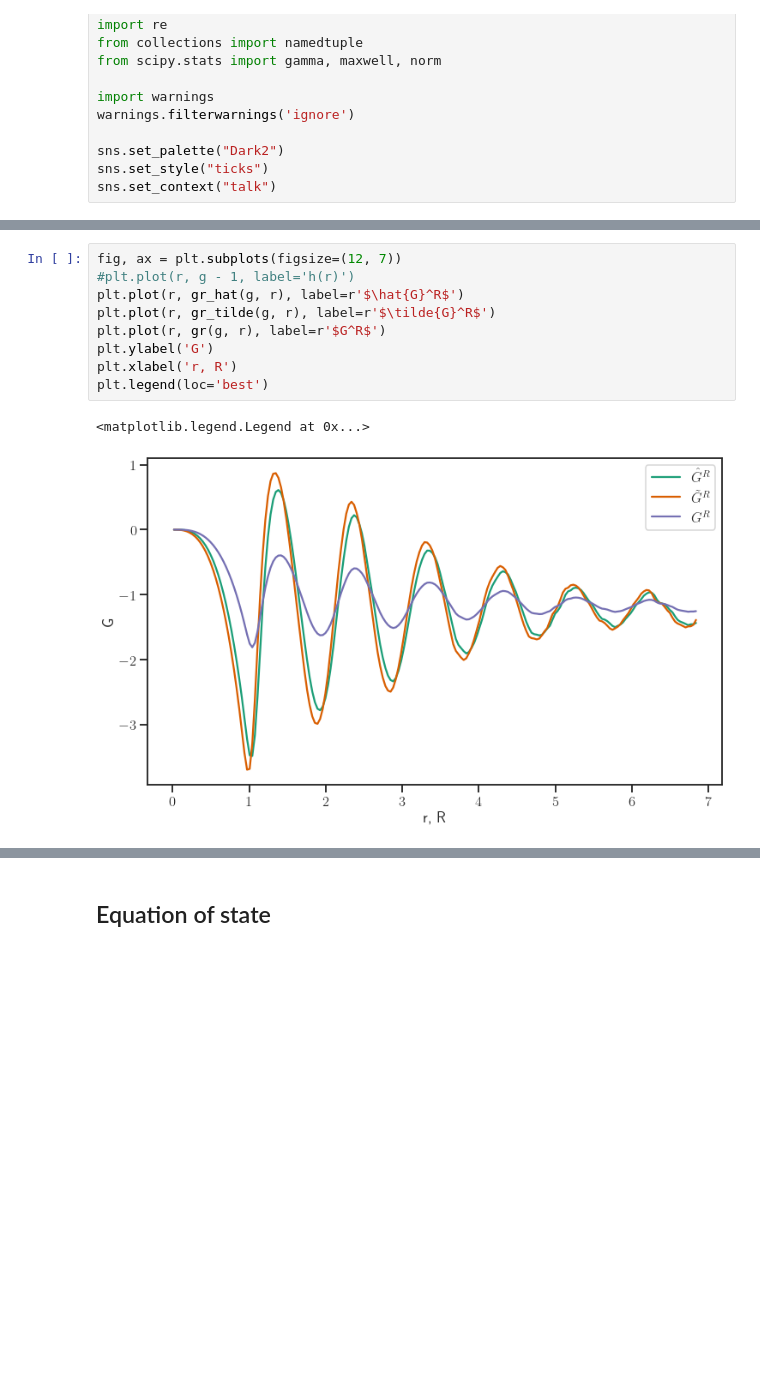
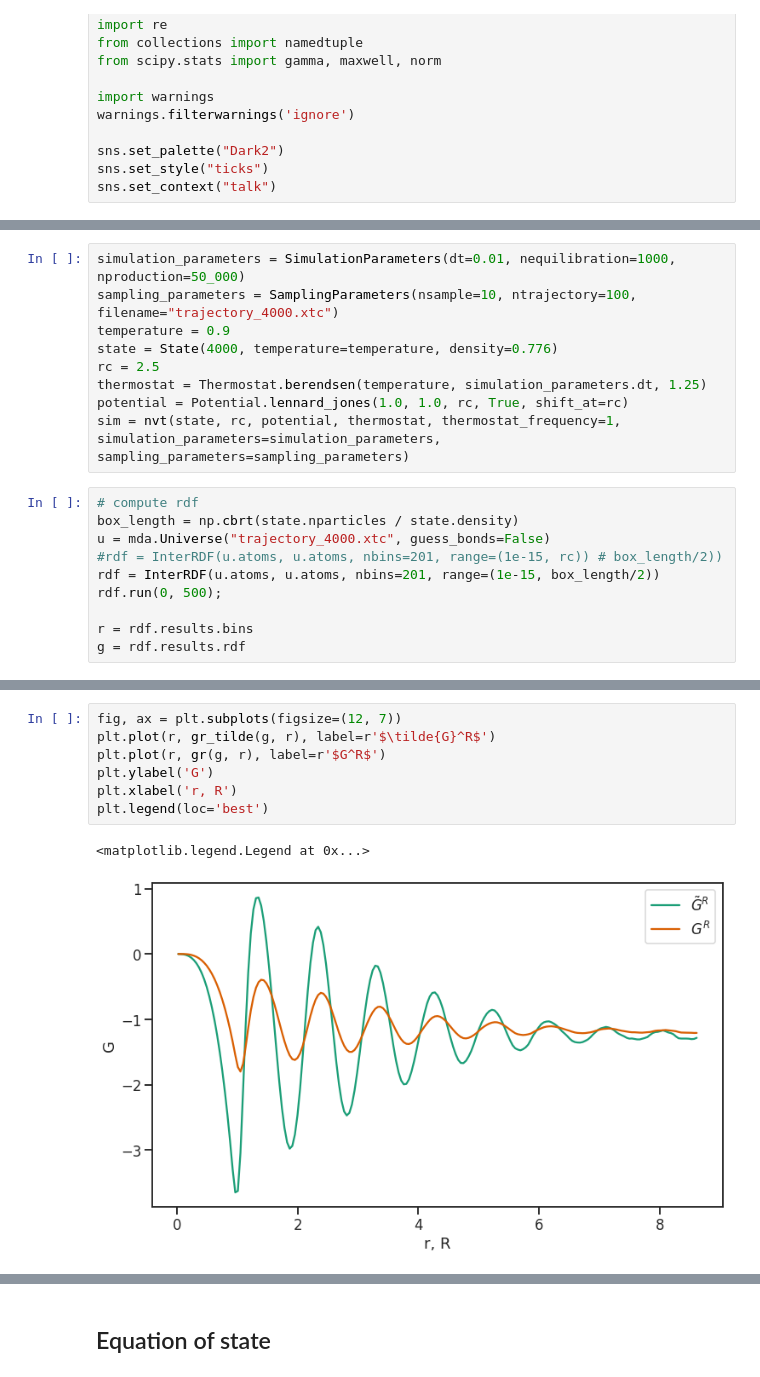
Before and after one commit to g-bauer/sargas, a Jupyter notebook: example/Assignment5.ipynb, the cells around one changed output, grey strips where cells are left out. Saved outputs shown, nothing was run; the diff lists cells and outputs as text; blank space fills up the shorter version.

Commit message:
added trajectory and comments

```diff
--- a/example/Assignment5.ipynb
+++ b/example/Assignment5.ipynb
@@ -192,0 +242,19 @@ def gr_tilde(g, r):
+# %%
+simulation_parameters = SimulationParameters(dt=0.01, nequilibration=1000, nproduction=50_000)
+sampling_parameters = SamplingParameters(nsample=10, ntrajectory=100, filename="trajectory_4000.xtc")
+temperature = 0.9
+state = State(4000, temperature=temperature, density=0.776)
+rc = 2.5
+thermostat = Thermostat.berendsen(temperature, simulation_parameters.dt, 1.25)
+potential = Potential.lennard_jones(1.0, 1.0, rc, True, shift_at=rc)
+sim = nvt(state, rc, potential, thermostat, thermostat_frequency=1, simulation_parameters=simulation_parameters, sampling_parameters=sampling_parameters)
+# %%
+# compute rdf
+box_length = np.cbrt(state.nparticles / state.density)
+u = mda.Universe("trajectory_4000.xtc", guess_bonds=False)
+#rdf = InterRDF(u.atoms, u.atoms, nbins=201, range=(1e-15, rc)) # box_length/2))
+rdf = InterRDF(u.atoms, u.atoms, nbins=201, range=(1e-15, box_length/2))
+rdf.run(0, 500);
+
+r = rdf.results.bins
+g = rdf.results.rdf
@@ -193,13 +266,11 @@ def gr_tilde(g, r):
 # %%
 fig, ax = plt.subplots(figsize=(12, 7))
-#plt.plot(r, g - 1, label='h(r)')
-plt.plot(r, gr_hat(g, r), label=r'$\hat{G}^R$')
 plt.plot(r, gr_tilde(g, r), label=r'$\tilde{G}^R$')
 plt.plot(r, gr(g, r), label=r'$G^R$')
 plt.ylabel('G')
 plt.xlabel('r, R')
 plt.legend(loc='best')
 # %% [output]
 <matplotlib.legend.Legend at 0x...>
-[figure, old version]
+[figure, new version]
 # %%
```
Also changed, not shown: parts of 38 cells of this notebook, 2 other files.
